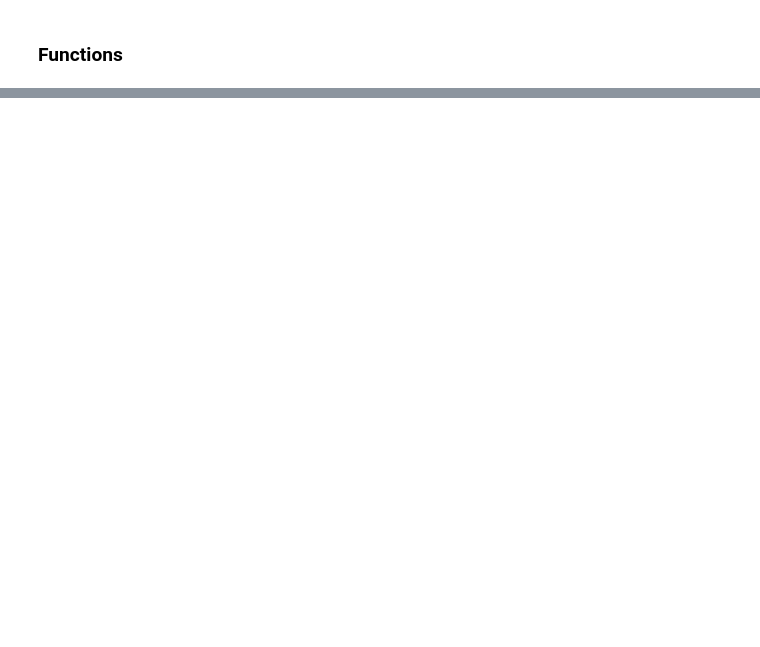
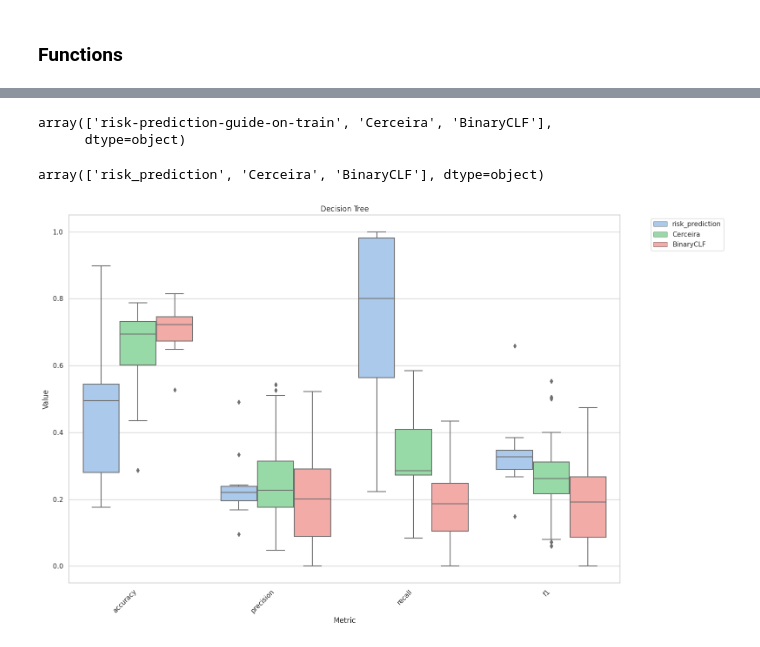
Before and after one commit to giorgosmarinos/KMIS--Survival-Analysis-as-a-Risk-Stratification-Tool-for-Threshold-Exceedance-Forecasting, a Jupyter notebook: examples/example#top_10_foodakai_timeseries.ipynb, the cells around one changed output, grey strips where cells are left out. Cells and saved outputs as stored; diff of their text form; code cells hidden in the pictures; blank space fills up the shorter version.

```diff
--- a/examples/example#top_10_foodakai_timeseries.ipynb
+++ b/examples/example#top_10_foodakai_timeseries.ipynb
@@ -1083,0 +2830,65 @@ fruits_and_verg['Incidents'].plot()
+# %%
+# Drop rows where the 'Category' column is 'survival-prob'
+new_results_ = new_results[new_results['Category'] != 'risk-prediction-guide-on-test']
+# %%
+new_results_ = new_results_[new_results_['Category']!='survival-prob']
+new_results_ = new_results_[new_results_['Category']!='risk-prediction-guide-on-train-alt']
+# %%
+new_results_ = new_results_[new_results_['Category']!='mean-survival-prob-adjusted']
+# %%
+new_results_['Category'].unique()
+# %% [output]
+array(['risk-prediction-guide-on-train', 'Cerceira', 'BinaryCLF'],
+      dtype=object)
+# %%
+# Assuming `new_results` is your DataFrame and you want to change 'Old_Category_Name' to 'New_Category_Name'
+new_results_['Category'] = new_results_['Category'].replace('risk-prediction-guide-on-train', 'risk_prediction')
+# %%
+new_results_['Category'].unique()
+# %% [output]
+array(['risk_prediction', 'Cerceira', 'BinaryCLF'], dtype=object)
+# %%
+import os
+import seaborn as sns
+import matplotlib.pyplot as plt
+
+# Select relevant columns for boxplots
+metrics = ['accuracy','precision', 'recall', 'f1']
+selected_df = new_results_[['Category'] + metrics]
+
+# Melt the DataFrame to long format for seaborn
+melted_df = pd.melt(selected_df, id_vars=['Category'], value_vars=metrics, var_name='Metric', value_name='Value')
+
+# Extract unique categories from the dictionary
+# categories = list(groups_of_runs.keys())
+# palette_colors = ['lightgreen', 'lightblue', 'lightcoral', 'lightyellow', 'lightgrey', 'lightpink', 'lightcyan']
+# # Slice the palette_colors list to match the length of categories
+# palette_colors = palette_colors[:len(categories)]
+# # Generate a color palette with unique colors for each category
+# palette = {category: color for category, color in zip(categories, palette_colors)}
+
+# Set up the plot
+plt.figure(figsize=(16, 10))
+sns.set_theme(style="whitegrid")
+
+# Create boxplot using seaborn with unique colors
+ax = sns.boxplot(x='Metric', y='Value', hue='Category', data=melted_df, palette='pastel6')
+
+# Rotate x-axis labels vertically
+ax.set_xticklabels(ax.get_xticklabels(), rotation=45, ha='right')
+
+# Add labels and title
+plt.xlabel('Metric')
+plt.ylabel('Value')
+plt.title(type_of_model)
+
+# Adjust the legend position
+plt.legend(bbox_to_anchor=(1.05, 1), loc='upper left')
+
+# Show the plot
+plt.tight_layout()
+file_path = os.path.join('/home/gmarinos/Documents/Code/extended_version_1st_pub/plots', algorithm_name+str('.png'))
+plt.savefig(file_path)
+plt.show()
+# %% [output]
+[figure, added]
```
Also changed, not shown: parts of 105 cells of this notebook, 1 other file.
